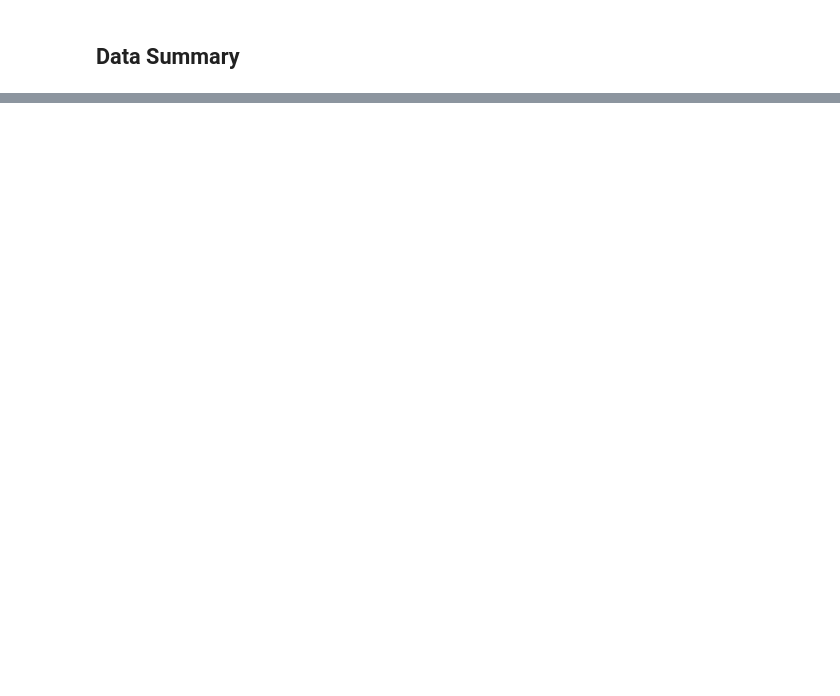
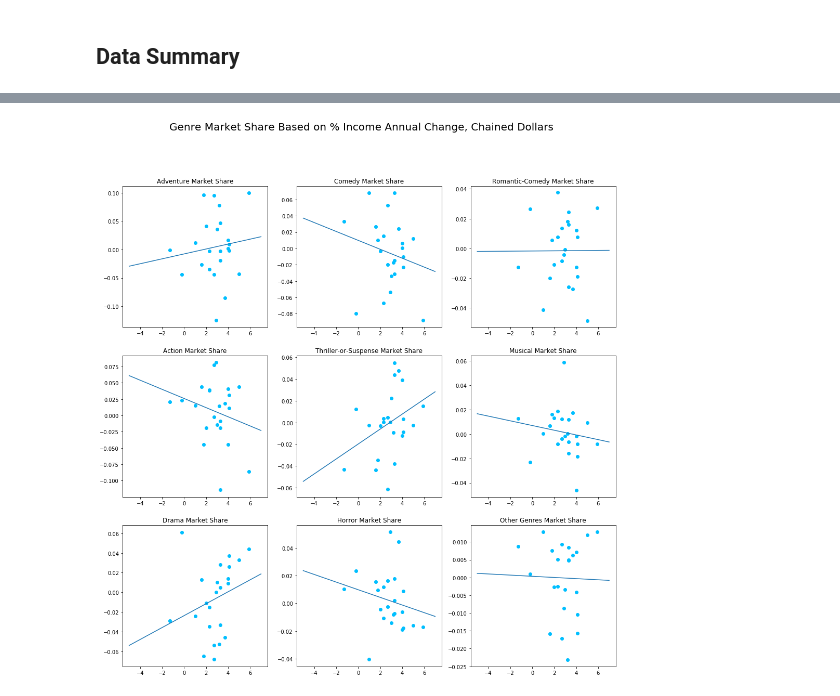
Before and after one commit to ss2944/data-sci, a Jupyter notebook: Saumya-Market-Share-And-Income.ipynb, the cells around one changed output, grey strips where cells are left out. Drawn from its saved outputs; the diff is of its cells as text; code cells hidden in the pictures; blank space fills up the shorter version.

```diff
--- a/Saumya-Market-Share-And-Income.ipynb
+++ b/Saumya-Market-Share-And-Income.ipynb
@@ -70,0 +140,5 @@ for c in col:
+# %%
+for c in col:
+    r = spearmanr(data[income],data[c])
+    spearman_r=r.correlation
+    print(c,':', '{:.3f}'.format(spearman_r))
@@ -70,0 +165,42 @@ for c in col:
+# %%
+slope = numpy.sum((x - mean_x) * (y - mean_y)) / numpy.sum((y - mean_y)**2)
+intercept = mean_x - slope * mean_y
+predicted_x = y * slope + intercept
+residuals = x - predicted_x
+residual_std = numpy.sqrt(numpy.sum((residuals - residuals.mean())**2) / n)
+# %%
+change = pd.DataFrame({income: data[income]})
+for c in col:
+    change[c]=data[c].diff()
+change=change[1:]
+# %%
+xaxs = 0
+yaxs = 0
+
+fig, axs = plt.subplots(3, 3, figsize=(17, 17))
+fig.suptitle('Genre Market Share Based on ' + income, fontsize=20)
+
+for c in col:
+    #CREATING THE LINE OF BEST FIT
+    model = LinearRegression().fit(change[[income]], change[c])
+    score= model.coef_[0]
+    intercept=model.intercept_
+    x = np.linspace(-5,7,100)
+    y = score*x+intercept
+    axs[xaxs, yaxs].plot(x, y)
+
+
+
+    #CREATING THE SCATTERPLOT
+    axs[xaxs, yaxs].scatter(change[income], change[c], color = 'deepskyblue')
+    axs[xaxs, yaxs].set_title(c)
+    #axs[xaxs, yaxs].set_xlabel(income)
+    #axs[xaxs, yaxs].set_ylabel(c)
+    xaxs +=1
+    if xaxs == 3:
+        xaxs = 0
+        yaxs +=1
+
+plt.show()
+# %% [output]
+[figure, added]
```
Also changed, not shown: parts of 12 cells of this notebook, 4 other files.
